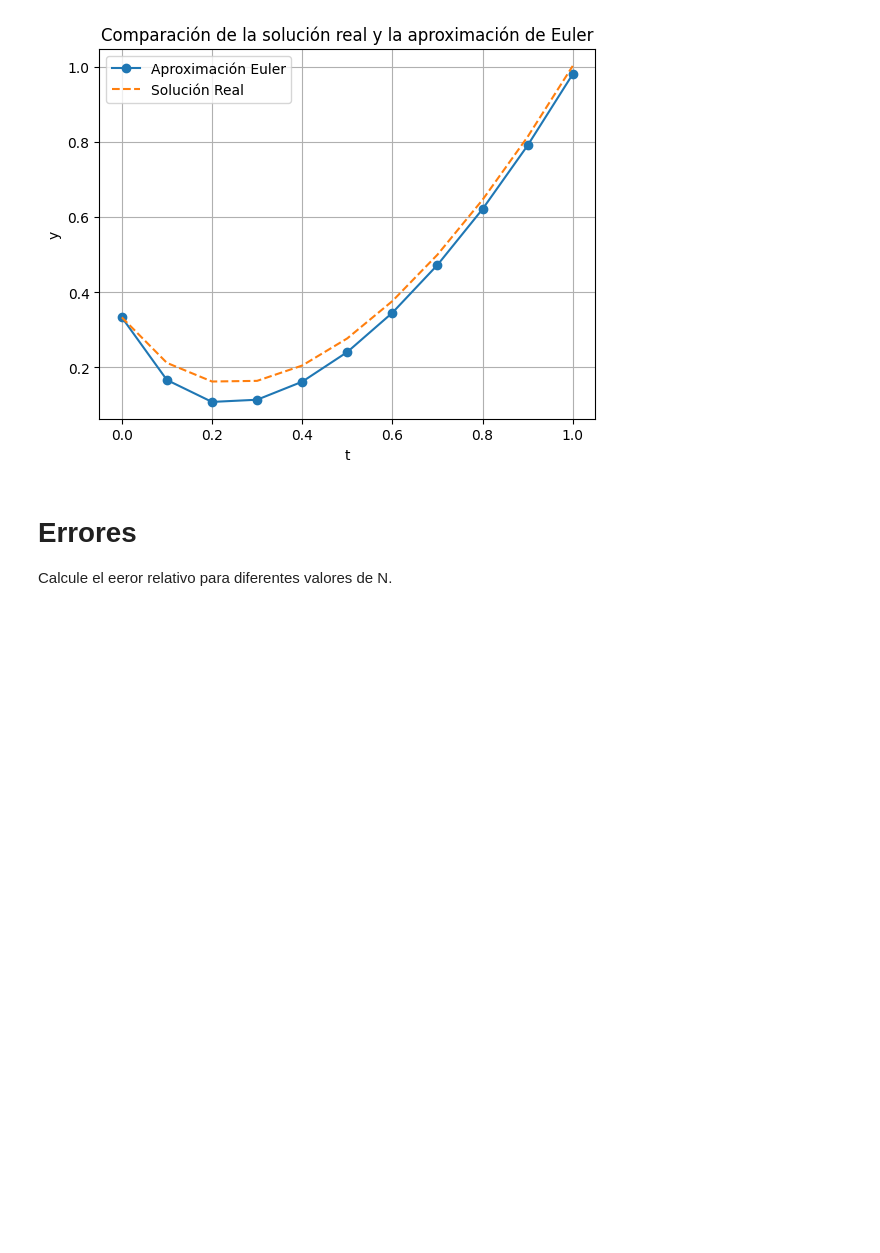
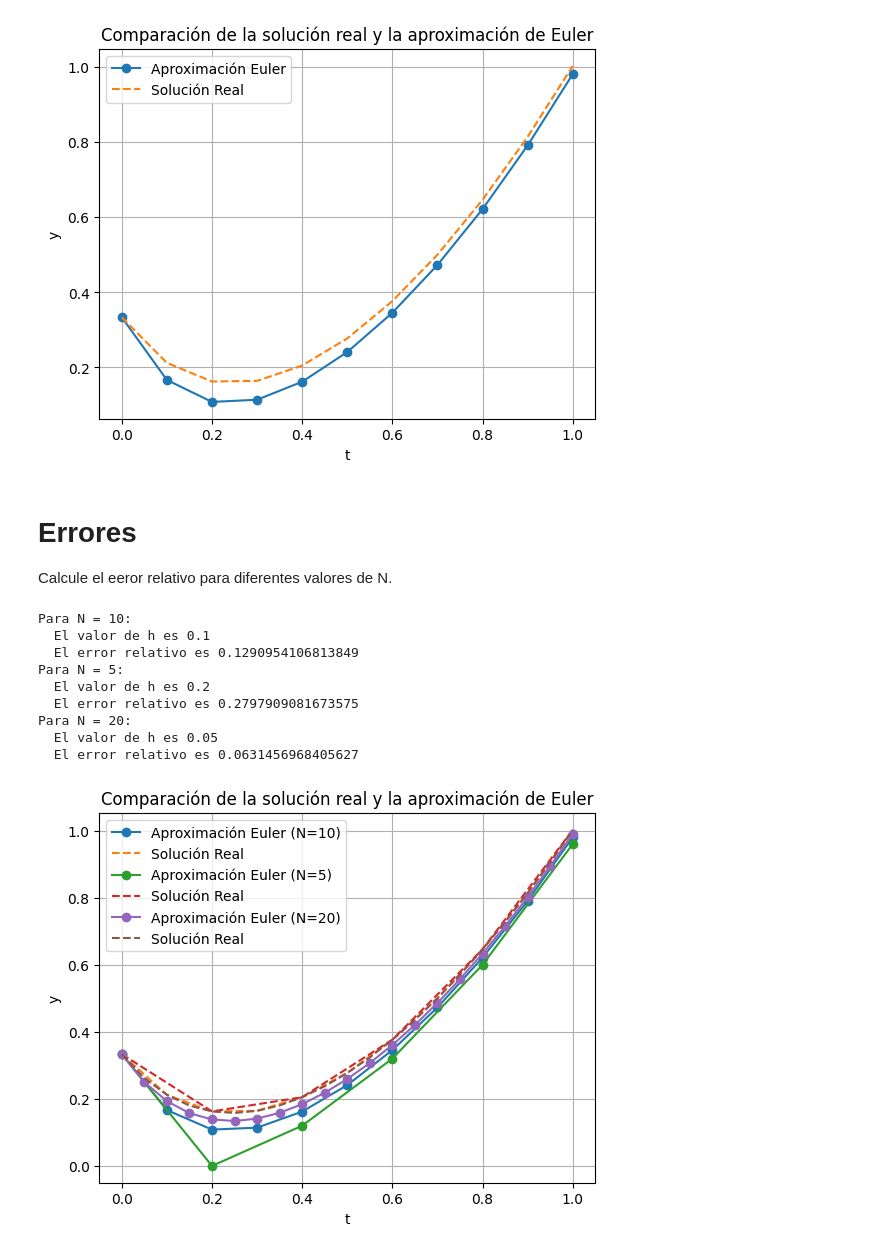
Before and after one commit to freddy1604/EXAMEN2, a Jupyter notebook: p5_ODE.ipynb, the cells around one changed output. Saved outputs shown, nothing was run; the diff lists cells and outputs as text; code cells hidden in the pictures; blank space fills up the shorter version.

```diff
--- a/p5_ODE.ipynb
+++ b/p5_ODE.ipynb
@@ -91,0 +89,62 @@ Calcule el eeror relativo para diferentes valores de N.
+# %%
+# Calcular error relativo
+%autoreload 2
+from src import ODE_euler
+
+# Definir la función f(t, y) correspondiente a la ecuación diferencial
+def f(t, y):
+    return -5*y + 5*t**2 + 2*t
+
+# Definir la solución real de la ecuación diferencial
+def solucion_real(t):
+    return t**2 + (1/3) * np.exp(-5*t)
+
+# Definir una función para calcular el error relativo
+def calcular_error_relativo(ys_aprox, ys_real):
+    return np.mean([abs(y_aprox - y_real) / abs(y_real) for y_aprox, y_real in zip(ys_aprox, ys_real)])
+
+# Parámetros del problema
+a = 0  # tiempo inicial
+b = 1  # tiempo final
+y_t0 = 1/3  # condición inicial
+
+# Valores de N a evaluar
+valores_N = [10, 5, 20]
+
+# Calcular y graficar para cada valor de N
+for N in valores_N:
+    # Resolver la ecuación diferencial utilizando el método de Euler
+    ys, ts, h = ODE_euler(a=a, b=b, f=f, y_t0=y_t0, N=N)
+
+    # Calcular la solución real en los mismos puntos de malla
+    ys_real = [solucion_real(t) for t in ts]
+
+    # Calcular el error relativo
+    error_relativo = calcular_error_relativo(ys, ys_real)
+
+    # Imprimir el valor de h y el error relativo
+    print(f"Para N = {N}:")
+    print(f"  El valor de h es {h}")
+    print(f"  El error relativo es {error_relativo}")
+
+    # Graficar los resultados
+    plt.plot(ts, ys, label=f"Aproximación Euler (N={N})", marker='o')
+    plt.plot(ts, ys_real, label="Solución Real", linestyle='--')
+
+plt.xlabel("t")
+plt.ylabel("y")
+plt.title("Comparación de la solución real y la aproximación de Euler")
+plt.legend()
+plt.grid(True)
+plt.show()
+# %% [output]
+Para N = 10:
+  El valor de h es 0.1
+  El error relativo es 0.1290954106813849
+Para N = 5:
+  El valor de h es 0.2
+  El error relativo es 0.2797909081673575
+Para N = 20:
+  El valor de h es 0.05
+  El error relativo es 0.0631456968405627
+[figure, added]
```
Also changed, not shown: parts of 2 cells of this notebook.
